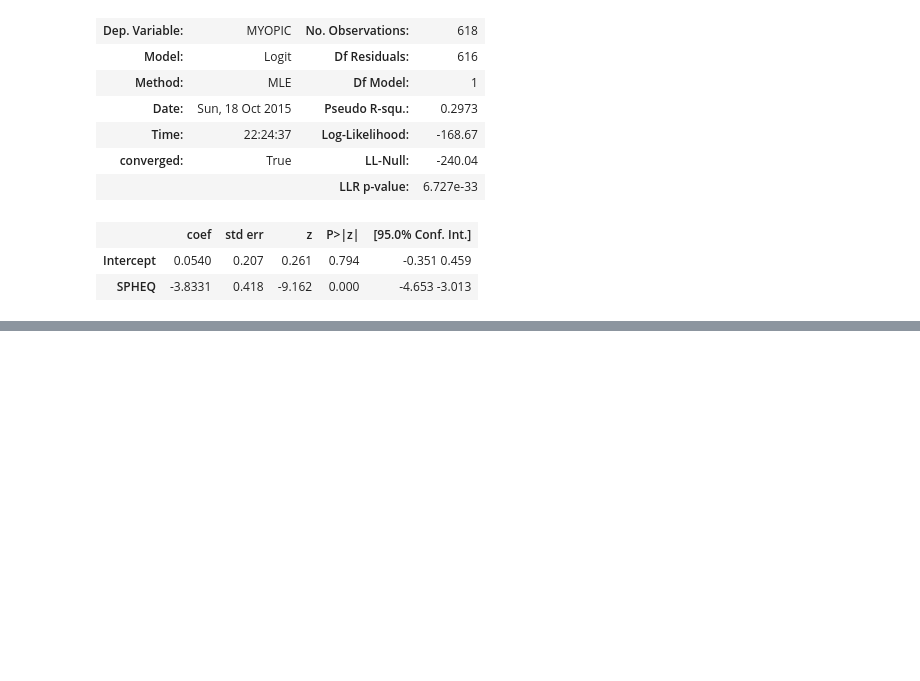
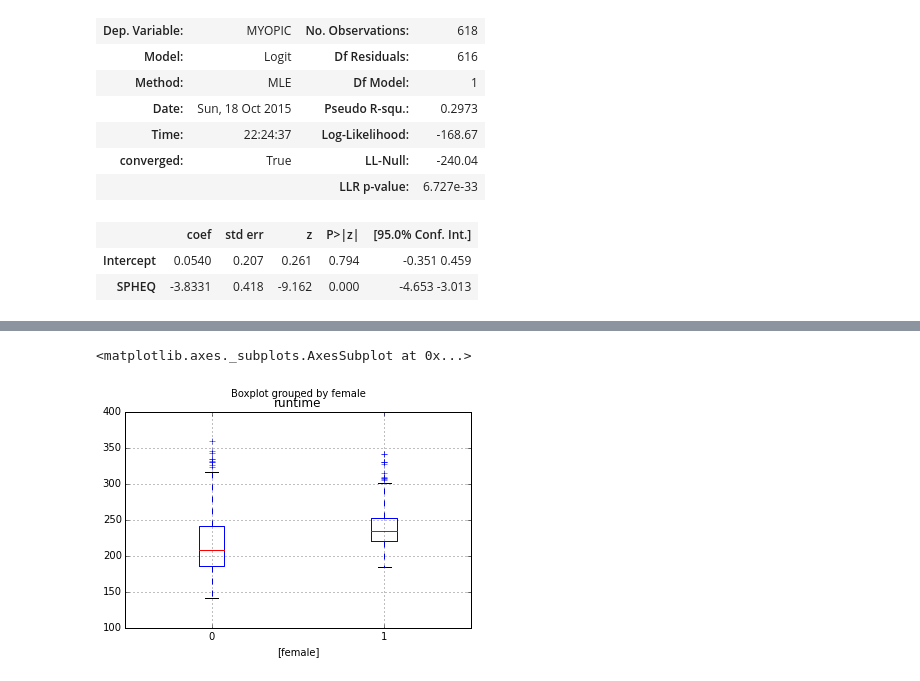
Before and after one commit to beaglebagel/mooc, a Jupyter notebook: logistic_regression/logistic-regression.ipynb, the cells around one changed output, grey strips where cells are left out. Cells and saved outputs as stored; diff of their text form; code cells hidden in the pictures; blank space fills up the shorter version.

```diff
--- a/logistic_regression/logistic-regression.ipynb
+++ b/logistic_regression/logistic-regression.ipynb
@@ -290,0 +473,7 @@ Logit Regression Results
+# %%
+hypo = pd.read_csv('./data/hyponatremia.csv')
+hypolg = logit(formula='nas135 ~ female', data=hypo)
+hresult = hypolg.fit()
+display(hresult.summary())
+runlg = logit(formula='nas135 ~ runtime', data=hypo)
+display(runlg.fit().summary())
@@ -290,0 +562,8 @@ Logit Regression Results
+# %%
+subdf = pd.DataFrame(columns=['runtime','female'])
+subdf['runtime'] = hypo.runtime
+subdf['female'] = hypo.female
+subdf.boxplot(by='female')
+# %% [output]
+<matplotlib.axes._subplots.AxesSubplot at 0x...>
+[figure, added]
```
Also changed, not shown: parts of 44 cells of this notebook.
